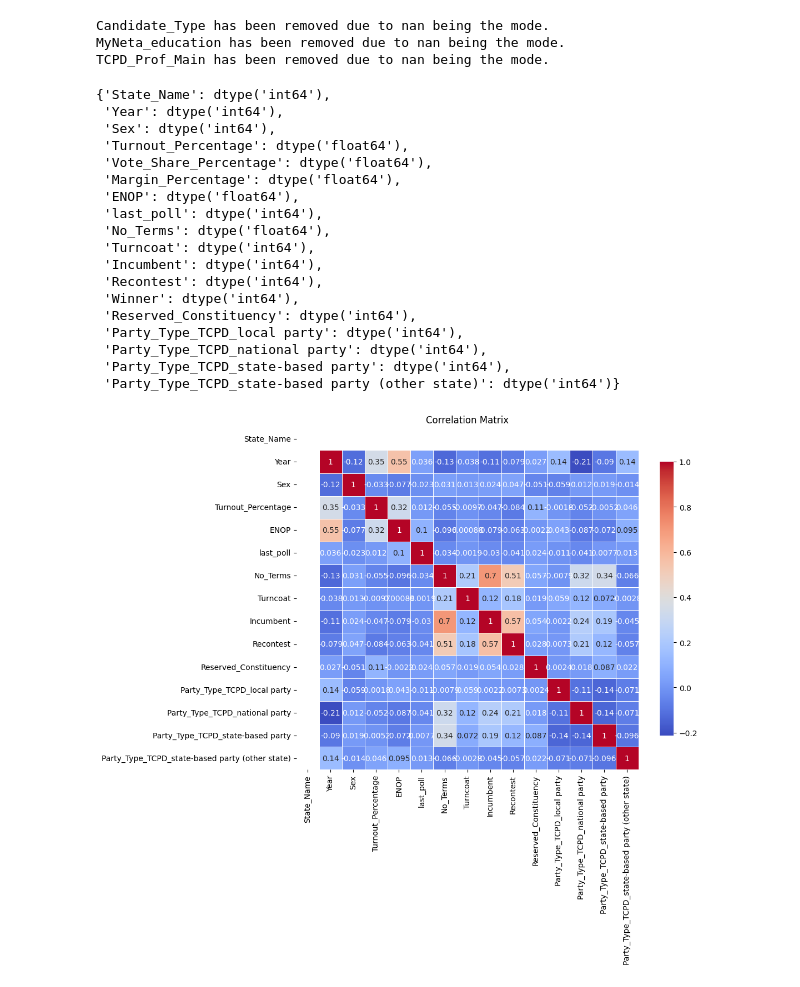
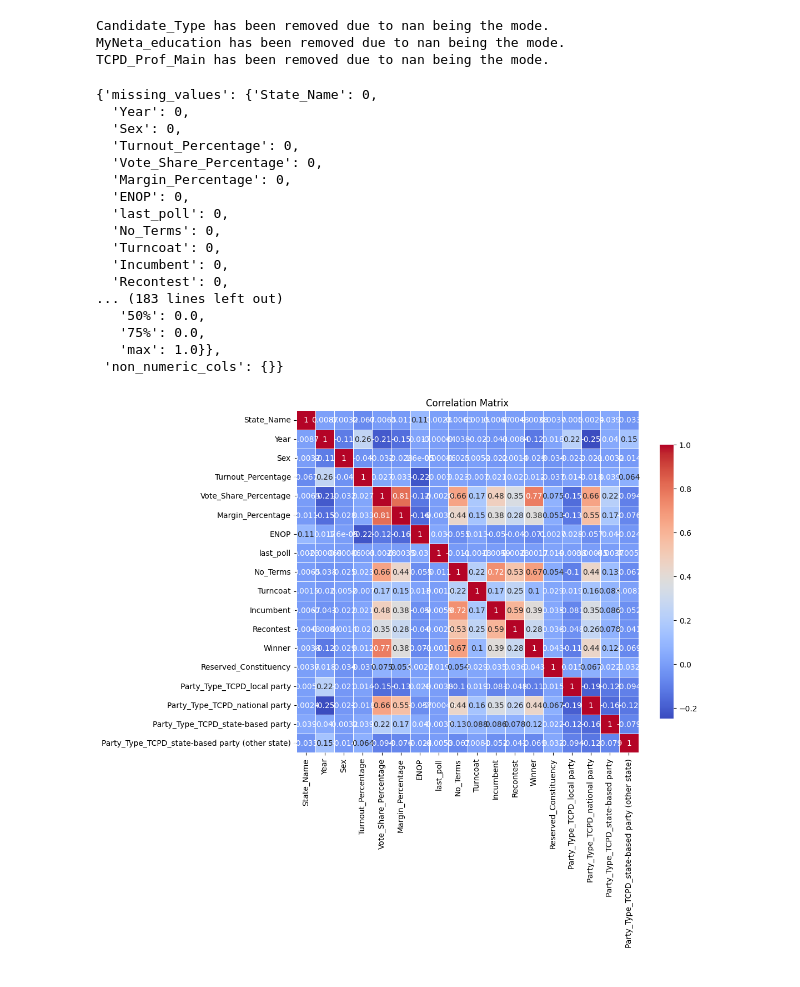
Before and after one commit to joel2607/KaunBanegaMP, a Jupyter notebook: Untitled.ipynb, the cells around one changed output. Drawn from its saved outputs; the diff is of its cells as text; code cells hidden in the pictures.

```diff
--- a/Untitled.ipynb
+++ b/Untitled.ipynb
@@ -3,7 +3,7 @@ import pandas as pd
 import numpy as np
 # %%
 # Load dataset
-df = pd.read_csv("Tamil_Nadu_GE.csv")
+df = pd.read_csv("All_States_GE.csv")
 df.head()
 df.tail()
 df.columns
@@ -193,48 +193,47 @@ df['State_Name'] = le.fit_transform(df['State_Name'])
 bool_columns = df.select_dtypes(include='bool').columns
 df[bool_columns] = df[bool_columns].astype(int)
 # %%
-analyze_dataset(df)['data_types']
+analyze_dataset(df)
 # %% [output]
-{'State_Name': dtype('int64'),
- 'Year': dtype('int64'),
- 'Sex': dtype('int64'),
- 'Turnout_Percentage': dtype('float64'),
- 'Vote_Share_Percentage': dtype('float64'),
- 'Margin_Percentage': dtype('float64'),
- 'ENOP': dtype('float64'),
- 'last_poll': dtype('int64'),
- 'No_Terms': dtype('float64'),
- 'Turncoat': dtype('int64'),
- 'Incumbent': dtype('int64'),
- 'Recontest': dtype('int64'),
- 'Winner': dtype('int64'),
- 'Reserved_Constituency': dtype('int64'),
- 'Party_Type_TCPD_local party': dtype('int64'),
- 'Party_Type_TCPD_national party': dtype('int64'),
- 'Party_Type_TCPD_state-based party': dtype('int64'),
- 'Party_Type_TCPD_state-based party (other state)': dtype('int64')}
+{'missing_values': {'State_Name': 0,
+  'Year': 0,
+  'Sex': 0,
+  'Turnout_Percentage': 0,
+  'Vote_Share_Percentage': 0,
+  'Margin_Percentage': 0,
+  'ENOP': 0,
+  'last_poll': 0,
+  'No_Terms': 0,
+  'Turncoat': 0,
+  'Incumbent': 0,
+  'Recontest': 0,
+... (183 lines left out)
+   '50%': 0.0,
+   '75%': 0.0,
+   'max': 1.0}},
+ 'non_numeric_cols': {}}
 # %%
 input_cols = ['State_Name', 'Year', 'Sex', 'Turnout_Percentage', 'ENOP', 'last_poll',
        'No_Terms', 'Turncoat', 'Incumbent', 'Recontest',
        'Reserved_Constituency', 'Party_Type_TCPD_local party',
        'Party_Type_TCPD_national party', 'Party_Type_TCPD_state-based party',
        'Party_Type_TCPD_state-based party (other state)']
 import pandas as pd
 import seaborn as sns
 import matplotlib.pyplot as plt
 %matplotlib inline
 
 # Calculate the correlation matrix
-corr_matrix = df[input_cols].corr()
+corr_matrix = df.corr()
 
 # Plot the correlation matrix as a heatmap
 plt.figure(figsize=(10, 8))
 sns.heatmap(corr_matrix, annot=True, cmap='coolwarm', square=True, cbar_kws={'shrink': .8}, linewidths=0.5)
 plt.title("Correlation Matrix")
 plt.savefig('correlation_matrix.png')
 plt.show()
 # %% [output]
-[figure, old version]
+[figure, new version]
 # %%
 from sklearn.linear_model import LogisticRegression
 from sklearn.ensemble import RandomForestClassifier
```
Also changed, not shown: parts of 2 cells of this notebook, 10 other files.
